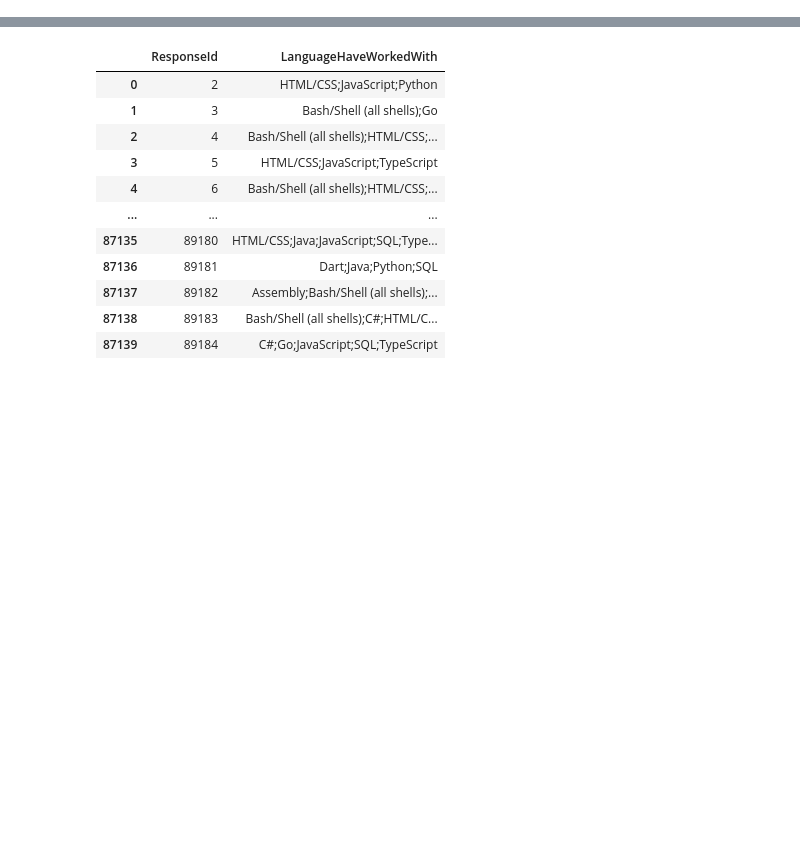
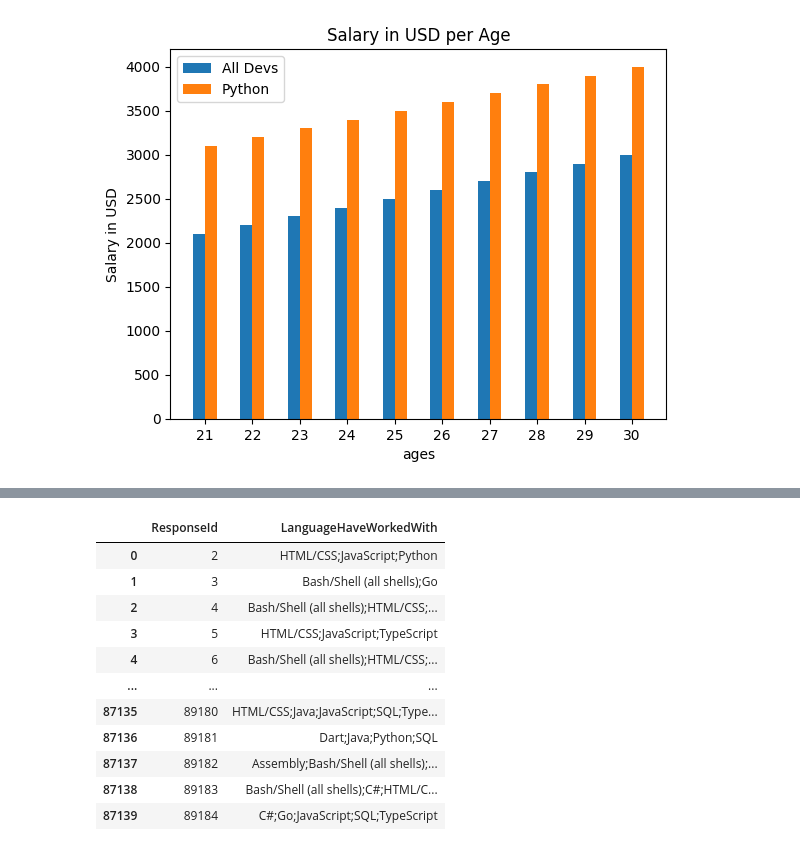
Before and after one commit to ravilladhaneesh/AI-ML, a Jupyter notebook: matplotlib/bar_charts.ipynb, the cells around one changed output, grey strips where cells are left out. Cells and saved outputs as stored; diff of their text form; code cells hidden in the pictures; blank space fills up the shorter version.

```diff
--- a/matplotlib/bar_charts.ipynb
+++ b/matplotlib/bar_charts.ipynb
@@ -12,15 +12,17 @@ py_dev_y = [3100, 3200, 3300, 3400, 3500, 3600, 3700, 3800, 3900, 4000]
 width = 0.25
 x_indexes = np.arange(len(ages_x))
 # %%
-# a = plt.bar(x_indexes - width/2, dev_y, width=width, label="All Devs")
-# b = plt.bar(x_indexes + width/2, py_dev_y, width=width, label="Python")
+a = plt.bar(x_indexes - width/2, dev_y, width=width, label="All Devs")
+b = plt.bar(x_indexes + width/2, py_dev_y, width=width, label="Python")
 
-# plt.xlabel("ages")
-# plt.ylabel("Salary in USD")
-# plt.title("Salary in USD per Age")
-# plt.legend()
-# plt.xticks(ticks=x_indexes, labels=ages_x)
-# plt.show()
+plt.xlabel("ages")
+plt.ylabel("Salary in USD")
+plt.title("Salary in USD per Age")
+plt.legend()
+plt.xticks(ticks=x_indexes, labels=ages_x)
+plt.show()
+# %% [output]
+[figure, added]
 # %%
 data = pd.read_csv("../files/data.csv")
 data.head()
```
Also changed, not shown: parts of 1 cell of this notebook.
